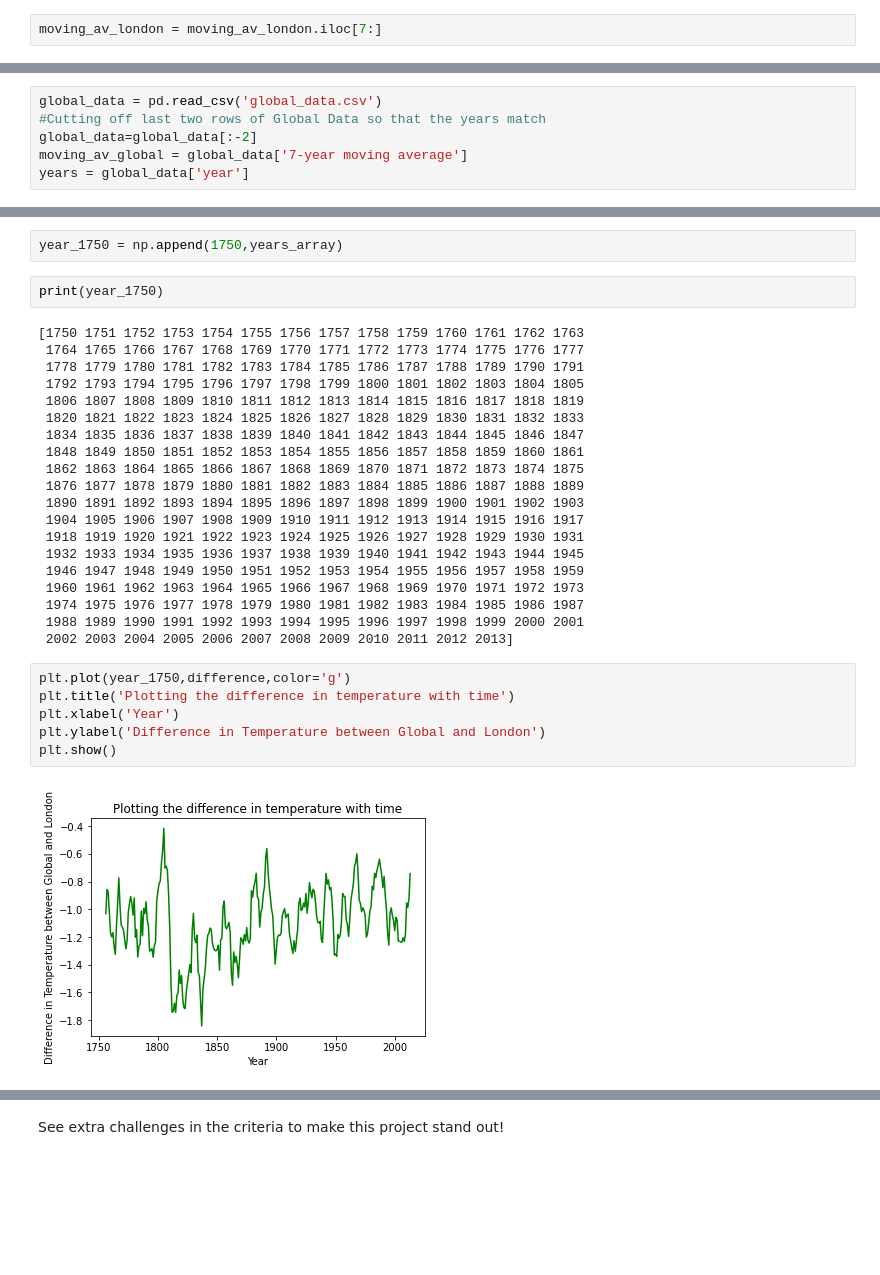
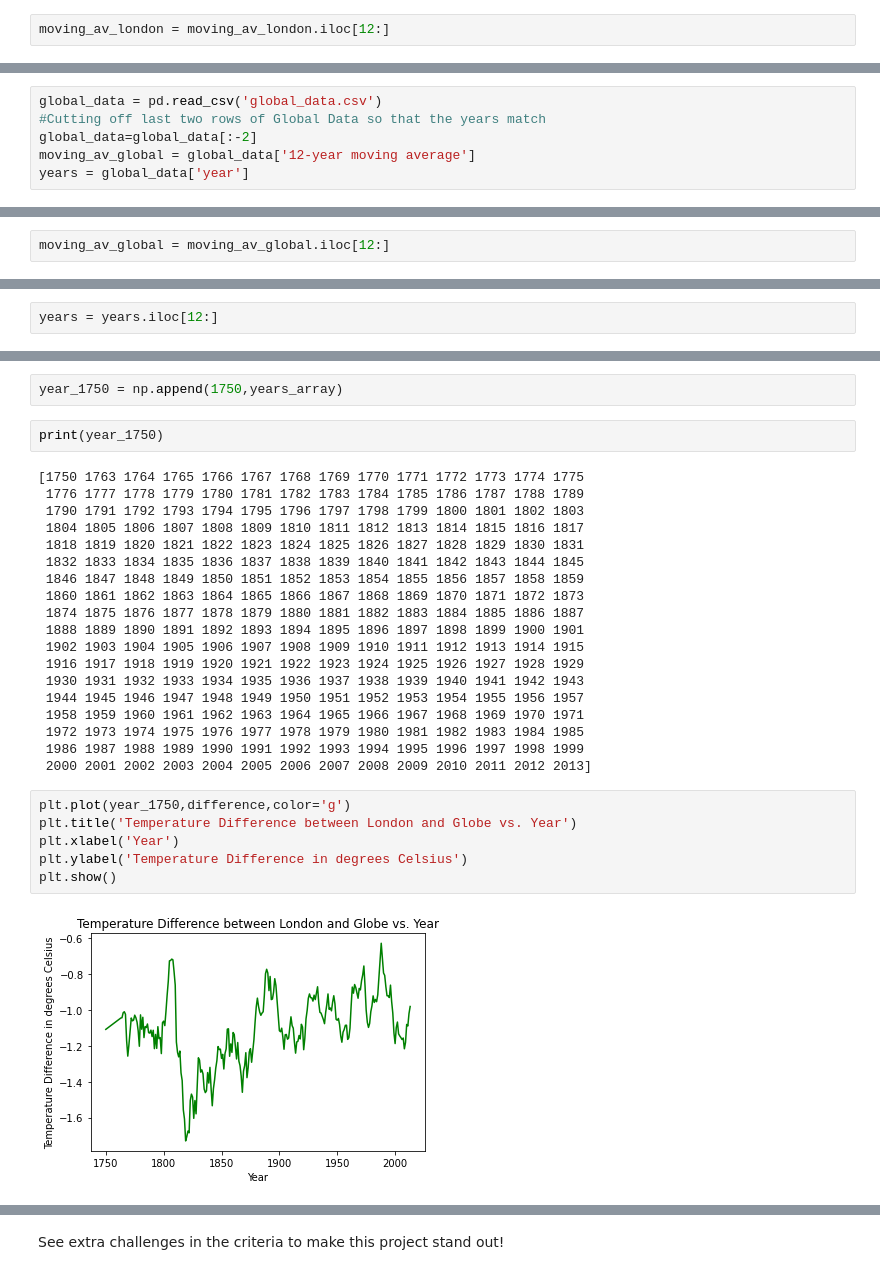
Before and after one commit to JHayhow/Introductory-Project, a Jupyter notebook: Project_1_Udacity.ipynb, the cells around one changed output, grey strips where cells are left out. Cells and saved outputs as stored; diff of their text form; blank space fills up the shorter version.

```diff
--- a/Project_1_Udacity.ipynb
+++ b/Project_1_Udacity.ipynb
@@ -42,6 +42,6 @@ moving_av_london = London_Temperatures['7-year moving average']
 year = London_Temperatures['year']
 # %%
-moving_av_london = moving_av_london.iloc[7:]
+moving_av_london = moving_av_london.iloc[12:]
 # %%
 moving_av_london.head()
 # %% [output]
@@ -55,7 +55,7 @@ Name: 7-year moving average, dtype: float64
 global_data = pd.read_csv('global_data.csv')
 #Cutting off last two rows of Global Data so that the years match
 global_data=global_data[:-2]
-moving_av_global = global_data['7-year moving average']
+moving_av_global = global_data['12-year moving average']
 years = global_data['year']
 # %%
 global_data.head()
@@ -86,0 +96,2 @@ Name: 7-year moving average, dtype: float64
+# %%
+moving_av_global = moving_av_global.iloc[12:]
@@ -86,0 +107,2 @@ Name: 7-year moving average, dtype: float64
+# %%
+years = years.iloc[12:]
@@ -126,30 +203,29 @@ year_1750 = np.append(1750,years_array)
 # %%
 print(year_1750)
 # %% [output]
-[1750 1751 1752 1753 1754 1755 1756 1757 1758 1759 1760 1761 1762 1763
- 1764 1765 1766 1767 1768 1769 1770 1771 1772 1773 1774 1775 1776 1777
- 1778 1779 1780 1781 1782 1783 1784 1785 1786 1787 1788 1789 1790 1791
- 1792 1793 1794 1795 1796 1797 1798 1799 1800 1801 1802 1803 1804 1805
- 1806 1807 1808 1809 1810 1811 1812 1813 1814 1815 1816 1817 1818 1819
- 1820 1821 1822 1823 1824 1825 1826 1827 1828 1829 1830 1831 1832 1833
- 1834 1835 1836 1837 1838 1839 1840 1841 1842 1843 1844 1845 1846 1847
- 1848 1849 1850 1851 1852 1853 1854 1855 1856 1857 1858 1859 1860 1861
- 1862 1863 1864 1865 1866 1867 1868 1869 1870 1871 1872 1873 1874 1875
- 1876 1877 1878 1879 1880 1881 1882 1883 1884 1885 1886 1887 1888 1889
- 1890 1891 1892 1893 1894 1895 1896 1897 1898 1899 1900 1901 1902 1903
- 1904 1905 1906 1907 1908 1909 1910 1911 1912 1913 1914 1915 1916 1917
- 1918 1919 1920 1921 1922 1923 1924 1925 1926 1927 1928 1929 1930 1931
- 1932 1933 1934 1935 1936 1937 1938 1939 1940 1941 1942 1943 1944 1945
- 1946 1947 1948 1949 1950 1951 1952 1953 1954 1955 1956 1957 1958 1959
- 1960 1961 1962 1963 1964 1965 1966 1967 1968 1969 1970 1971 1972 1973
- 1974 1975 1976 1977 1978 1979 1980 1981 1982 1983 1984 1985 1986 1987
- 1988 1989 1990 1991 1992 1993 1994 1995 1996 1997 1998 1999 2000 2001
- 2002 2003 2004 2005 2006 2007 2008 2009 2010 2011 2012 2013]
+[1750 1763 1764 1765 1766 1767 1768 1769 1770 1771 1772 1773 1774 1775
+ 1776 1777 1778 1779 1780 1781 1782 1783 1784 1785 1786 1787 1788 1789
+ 1790 1791 1792 1793 1794 1795 1796 1797 1798 1799 1800 1801 1802 1803
+ 1804 1805 1806 1807 1808 1809 1810 1811 1812 1813 1814 1815 1816 1817
+ 1818 1819 1820 1821 1822 1823 1824 1825 1826 1827 1828 1829 1830 1831
+ 1832 1833 1834 1835 1836 1837 1838 1839 1840 1841 1842 1843 1844 1845
+ 1846 1847 1848 1849 1850 1851 1852 1853 1854 1855 1856 1857 1858 1859
+ 1860 1861 1862 1863 1864 1865 1866 1867 1868 1869 1870 1871 1872 1873
+ 1874 1875 1876 1877 1878 1879 1880 1881 1882 1883 1884 1885 1886 1887
+ 1888 1889 1890 1891 1892 1893 1894 1895 1896 1897 1898 1899 1900 1901
+ 1902 1903 1904 1905 1906 1907 1908 1909 1910 1911 1912 1913 1914 1915
+ 1916 1917 1918 1919 1920 1921 1922 1923 1924 1925 1926 1927 1928 1929
+ 1930 1931 1932 1933 1934 1935 1936 1937 1938 1939 1940 1941 1942 1943
+ 1944 1945 1946 1947 1948 1949 1950 1951 1952 1953 1954 1955 1956 1957
+ 1958 1959 1960 1961 1962 1963 1964 1965 1966 1967 1968 1969 1970 1971
+ 1972 1973 1974 1975 1976 1977 1978 1979 1980 1981 1982 1983 1984 1985
+ 1986 1987 1988 1989 1990 1991 1992 1993 1994 1995 1996 1997 1998 1999
+ 2000 2001 2002 2003 2004 2005 2006 2007 2008 2009 2010 2011 2012 2013]
 # %%
 plt.plot(year_1750,difference,color='g')
-plt.title('Plotting the difference in temperature with time')
+plt.title('Temperature Difference between London and Globe vs. Year')
 plt.xlabel('Year')
-plt.ylabel('Difference in Temperature between Global and London')
+plt.ylabel('Temperature Difference in degrees Celsius')
 plt.show()
 # %% [output]
-[figure, old version]
+[figure, new version]
```
Also changed, not shown: parts of 36 cells of this notebook.
